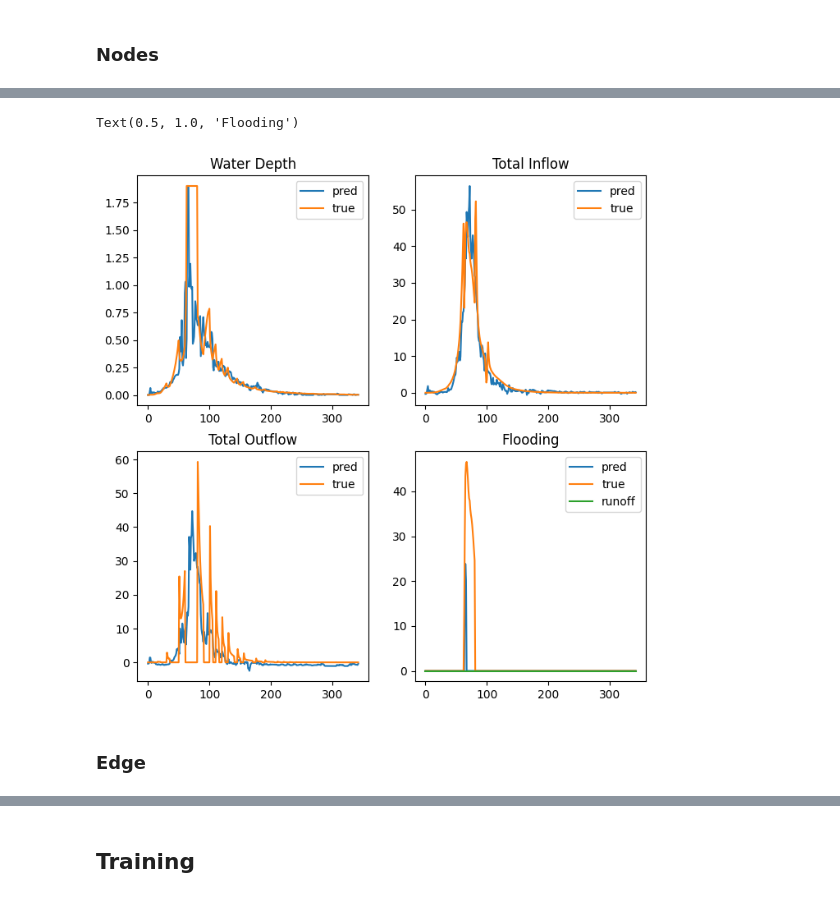
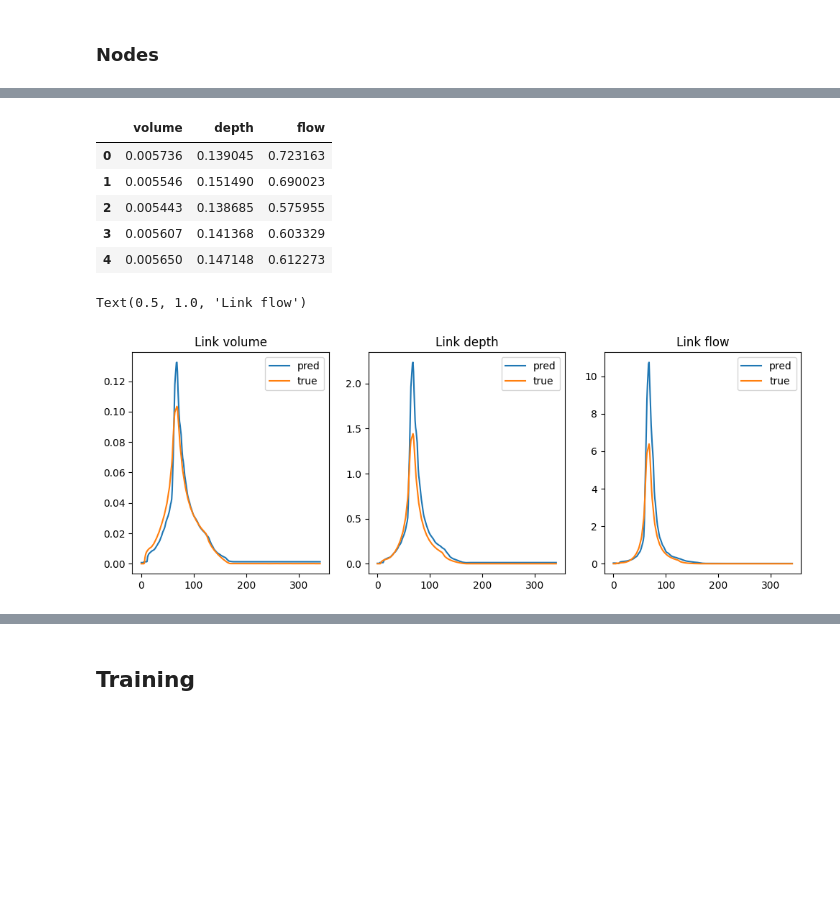
Before and after one commit to Zhiyu014/GNN-UDS, a Jupyter notebook: surrogate/test.ipynb, the cells around one changed output, grey strips where cells are left out. Saved outputs shown, nothing was run; the diff lists cells and outputs as text; code cells hidden in the pictures; blank space fills up the shorter version.

```diff
--- a/surrogate/test.ipynb
+++ b/surrogate/test.ipynb
@@ -187,6 +187,6 @@ import numpy as np
 import os
 import matplotlib.pyplot as plt
 # %%
-cwd = './results/RedChicoSur/5s_act_edge_res_norm_flood/'
+cwd = './results/RedChicoSur/5s_10k_out_edge_res_norm_flood_bal/'
 files = [file for file in os.listdir(cwd) if file.endswith('.npy')]
 events = list(set(['_'.join(file.split('_')[:2]) for file in files]))
@@ -240,35 +365,40 @@ Text(0.5, 1.0, 'Flooding')
 # %%
 from swmm_api import read_inp_file
 inp = read_inp_file('./envs/network/RedChicoSur/RedChicoSur.inp')
-nodes = [k for k in inp.JUNCTIONS]
+links = [k for k in list(inp.CONDUITS)+list(inp.ORIFICES)]
+idx = links.index('PLT85829')
+# %%
+import pandas as pd
+rmse = pd.DataFrame(columns=['volume','depth','flow'])
+for j in range(err.shape[1]):
+    rmse.loc[j] = np.sqrt(((pred[:,j,idx,:] - true[:,j,idx,:])**2).mean(axis=0))
+rmse
+# %% [output]
+|  | volume | depth | flow |
+| 0 | 0.005736 | 0.139045 | 0.723163 |
+| 1 | 0.005546 | 0.151490 | 0.690023 |
+| 2 | 0.005443 | 0.138685 | 0.575955 |
+| 3 | 0.005607 | 0.141368 | 0.603329 |
+| 4 | 0.005650 | 0.147148 | 0.612273 |
 # %%
-idx = nodes.index('PMP93097')
-seq = -1
+seq = 0
 
-fig,((ax1,ax2),(ax3,ax4)) = plt.subplots(2,2,figsize=(8,8))
+fig,(ax1,ax2,ax3) = plt.subplots(1,3,figsize=(12,4))
 
 ax1.plot(pred[:,seq,idx,0],label='pred')
 ax1.plot(true[:,seq,idx,0],label='true')
 ax1.legend()
-ax1.set_title('Water Depth')
+ax1.set_title('Link volume')
 
 ax2.plot(pred[:,seq,idx,1],label='pred')
 ax2.plot(true[:,seq,idx,1],label='true')
 ax2.legend()
-ax2.set_title('Total Inflow')
+ax2.set_title('Link depth')
 
 ax3.plot(pred[:,seq,idx,2],label='pred')
 ax3.plot(true[:,seq,idx,2],label='true')
 ax3.legend()
-ax3.set_title('Total Outflow')
-
-ax4.plot(pred[:,seq,idx,-1],label='pred')
-ax4.plot(true[:,seq,idx,-1],label='true')
-ax4.plot(r[:,seq,idx,0],label='runoff')
-ax4.legend()
-ax4.set_title('Flooding')
+ax3.set_title('Link flow')
 # %% [output]
-Text(0.5, 1.0, 'Flooding')
+Text(0.5, 1.0, 'Link flow')
-[figure, old version]
+[figure, new version]
-# %% [markdown]
-### Edge
```
Also changed, not shown: parts of 22 cells of this notebook, 28 other files.
